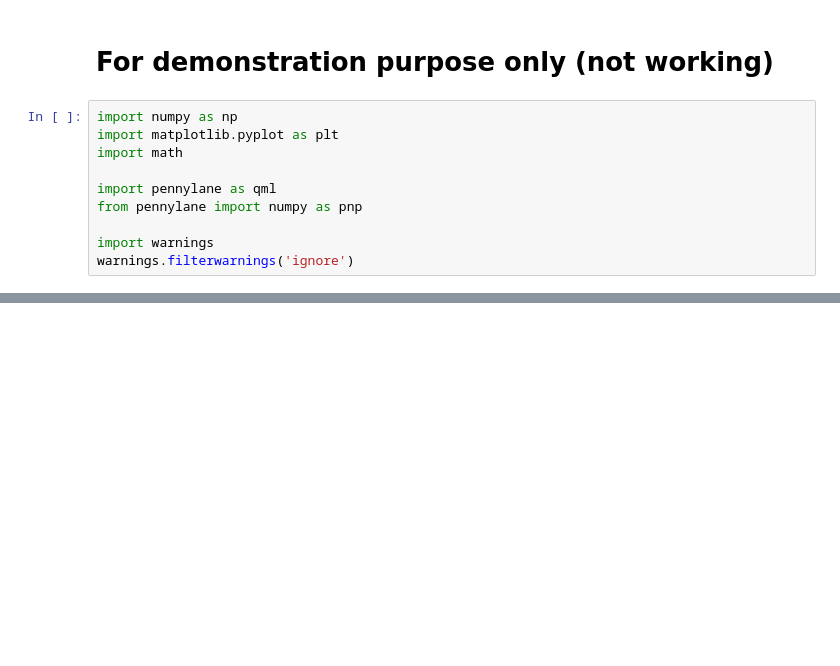
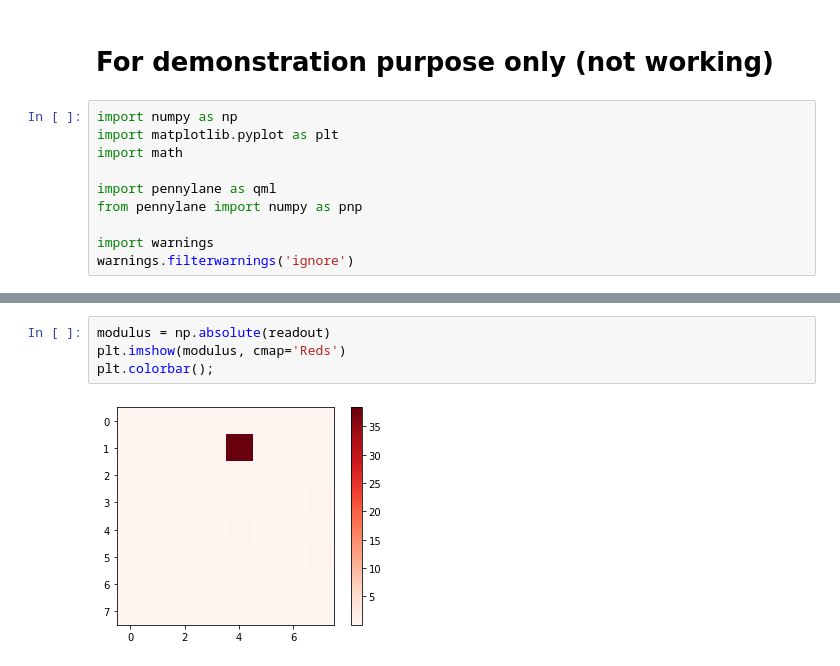
Before and after one commit to QuantumRadioAstronomy/visibility_repr, a Jupyter notebook: IQFT_pennylane.ipynb, the cells around one changed output, grey strips where cells are left out. Saved outputs shown, nothing was run; the diff lists cells and outputs as text; blank space fills up the shorter version.

```diff
--- a/IQFT_pennylane.ipynb
+++ b/IQFT_pennylane.ipynb
@@ -130,0 +124,6 @@ Wires: range(0, 7)
+# %%
+modulus = np.absolute(readout)
+plt.imshow(modulus, cmap='Reds')
+plt.colorbar();
+# %% [output]
+[figure, added]
```
Also changed, not shown: parts of 10 cells of this notebook, 1 other file.
